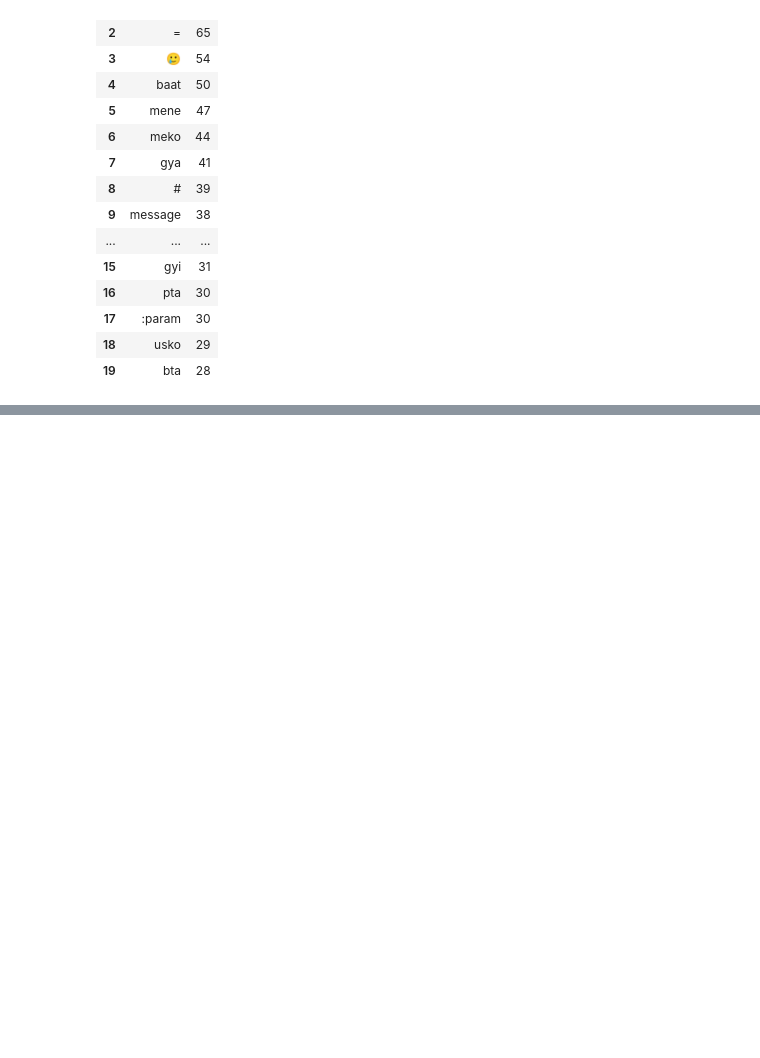
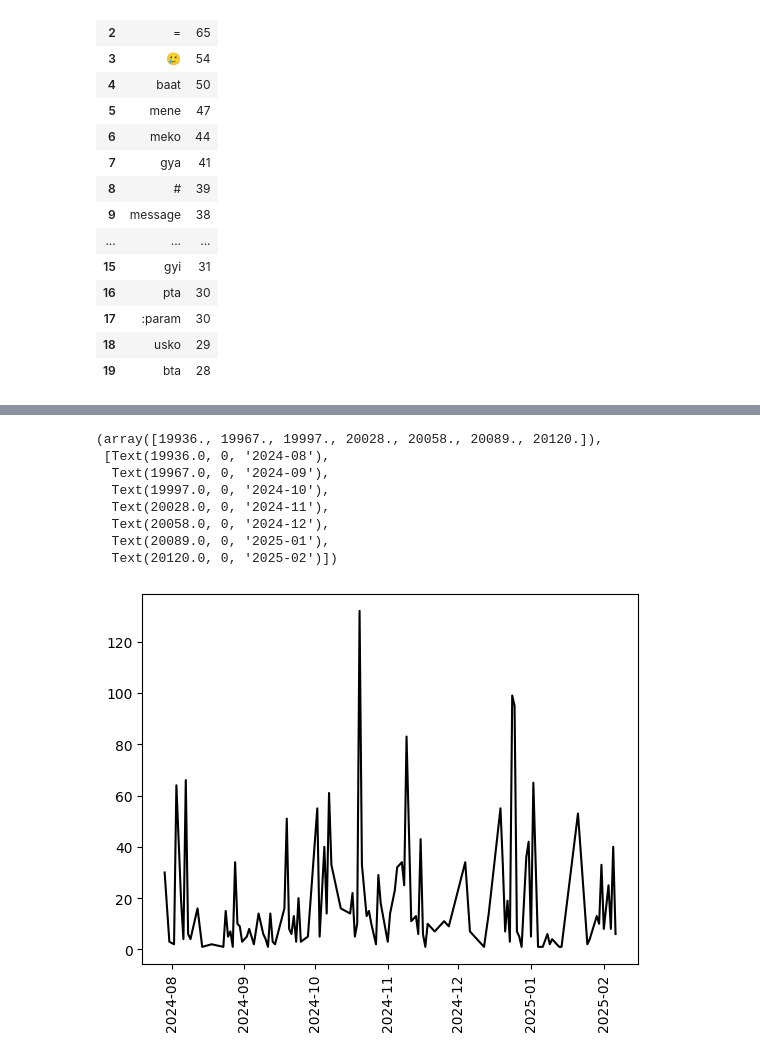
Before and after one commit to chakshugupta774/Whatsapp_Chat_Analysis, a Jupyter notebook: Whatsapp_Chat_analysis.ipynb, the cells around one changed output, grey strips where cells are left out. Drawn from its saved outputs; the diff is of its cells as text; code cells hidden in the pictures; blank space fills up the shorter version.

```diff
--- a/Whatsapp_Chat_analysis.ipynb
+++ b/Whatsapp_Chat_analysis.ipynb
@@ -359,0 +425,15 @@ pd.DataFrame(Counter(words).most_common(20))
+# %%
+daily_timeline = df.groupby('date_only').count()['Message'].reset_index()
+# %%
+plt.plot(daily_timeline['date_only'], daily_timeline['Message'], color='black')
+plt.xticks(rotation='vertical')
+# %% [output]
+(array([19936., 19967., 19997., 20028., 20058., 20089., 20120.]),
+ [Text(19936.0, 0, '2024-08'),
+  Text(19967.0, 0, '2024-09'),
+  Text(19997.0, 0, '2024-10'),
+  Text(20028.0, 0, '2024-11'),
+  Text(20058.0, 0, '2024-12'),
+  Text(20089.0, 0, '2025-01'),
+  Text(20120.0, 0, '2025-02')])
+[figure, added]
```
Also changed, not shown: parts of 16 cells of this notebook, 3 other files.
